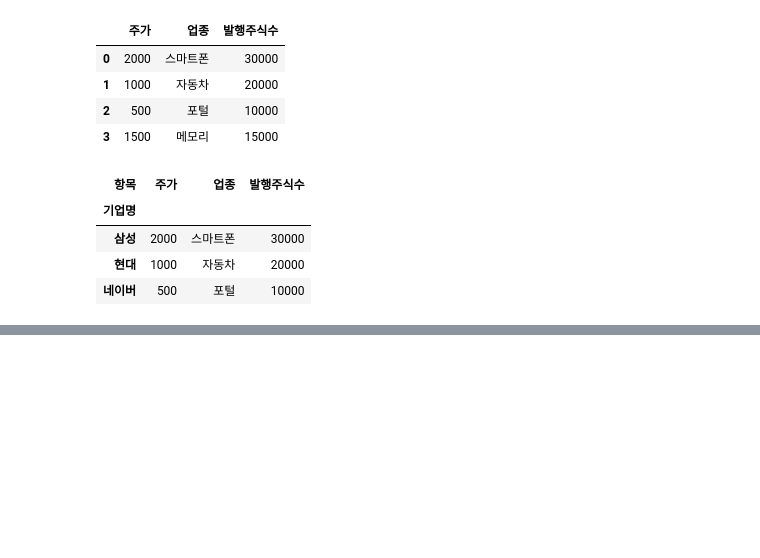
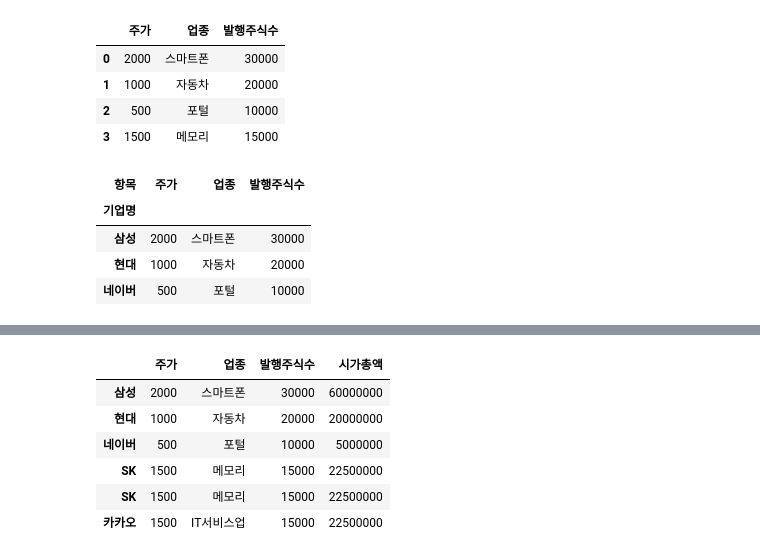
Before and after one commit to CraftyDragon678/study-bigdata, a Jupyter notebook: 20_Pandas/03_DataFrame.ipynb, the cells around one changed output, grey strips where cells are left out. Cells and saved outputs as stored; diff of their text form; code cells hidden in the pictures; blank space fills up the shorter version.

Commit message:
DataFrame update, delete, 연산

```diff
--- a/20_Pandas/03_DataFrame.ipynb
+++ b/20_Pandas/03_DataFrame.ipynb
@@ -478,3 +482,8 @@ df
 | 삼성 | 2000 | 스마트폰 | 30000 |
 | 현대 | 1000 | 자동차 | 20000 |
 | 네이버 | 500 | 포털 | 10000 |
+# %%
+data2 = {'주가': 1500, '업종': '메모리', '발행주식수': 15000}
+index2 = ['SK']
+df2 = pd.DataFrame(data=data2, index=index2)
+df2
@@ -480,0 +493,4 @@ df
+# %%
+# 행 추가 1 (append)
+df = df.append(df2)
+df
@@ -480,0 +504,4 @@ df
+# %%
+# 행 추가 2 (concat)
+df = pd.concat([df, df2])
+df
@@ -480,0 +515,3 @@ df
+# %%
+# 행 추가 3 (loc)
+df.loc['카카오'] = [1500, 'IT서비스업', 15000]
@@ -480,0 +528,12 @@ df
+# %%
+# 열 추가
+df['시가총액'] = df['주가'] * df['발행주식수']
+df
+# %% [output]
+|  | 주가 | 업종 | 발행주식수 | 시가총액 |
+| 삼성 | 2000 | 스마트폰 | 30000 | 60000000 |
+| 현대 | 1000 | 자동차 | 20000 | 20000000 |
+| 네이버 | 500 | 포털 | 10000 | 5000000 |
+| SK | 1500 | 메모리 | 15000 | 22500000 |
+| SK | 1500 | 메모리 | 15000 | 22500000 |
+| 카카오 | 1500 | IT서비스업 | 15000 | 22500000 |
```
Also changed, not shown: parts of 29 cells of this notebook.
